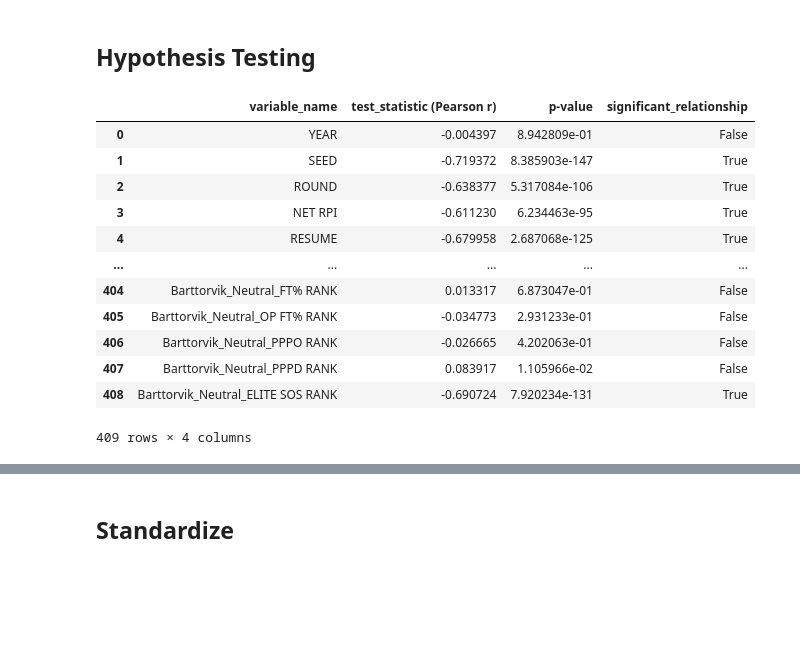
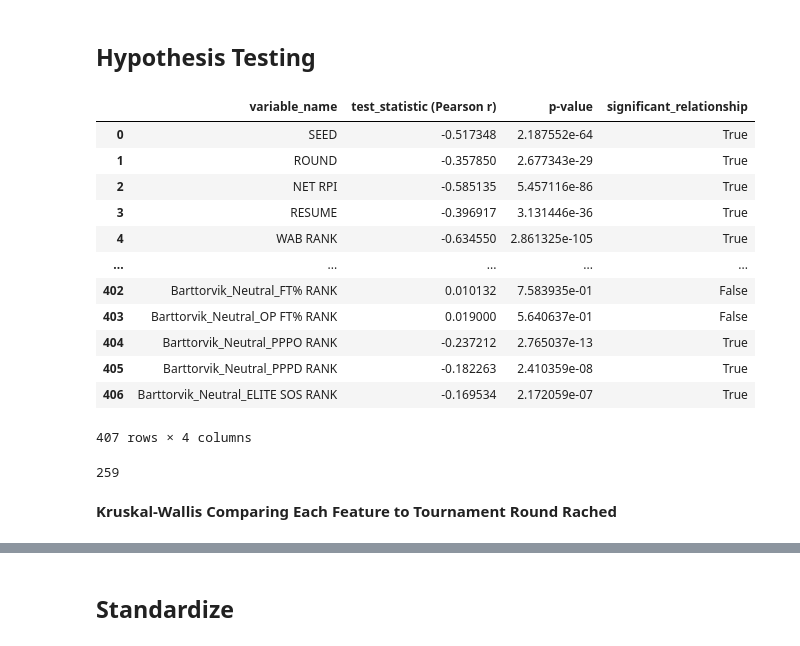
Before and after one commit to jackdorner/CSC2621FinalProject, a Jupyter notebook: FinalProject_cleaned.ipynb, the cells around one changed output, grey strips where cells are left out. Drawn from its saved outputs; the diff is of its cells as text; code cells hidden in the pictures; blank space fills up the shorter version.

```diff
--- a/FinalProject_cleaned.ipynb
+++ b/FinalProject_cleaned.ipynb
@@ -27,7 +27,6 @@ from statsmodels.stats.proportion import proportions_ztest
 import itertools
 
 matchup_df = pd.read_csv('Data_Needs_updated_after_selection_sunday/Tournament Matchups.csv')
-all_time_results_df = pd.read_csv('Data_Needs_updated_after_selection_sunday/Team Results.csv')
 
 # Read both CSVs and set 'TEAM NO' as the index
 df_all = pd.read_csv("./Data_Needs_updated_after_selection_sunday/Resumes.csv")
@@ -43,7 +42,7 @@ df_temp8 = pd.read_csv("./Data_Needs_updated_after_selection_sunday/Barttorvik N
 #df_temp9 = pd.read_csv("./Data_Needs_updated_after_selection_sunday/EvanMiya.csv")
 
 # removing columns that are not needed
-df_all = df_all.drop(columns=['TEAM'])
+df_all = df_all.drop(columns=['TEAM', 'BID TYPE'])
 df_temp = df_temp.drop(columns=['YEAR', 'TEAM ID', 'TEAM', "CONF"])
 df_temp2 = df_temp2.drop(columns=['YEAR', 'SEED', 'ROUND', "TEAM"])
 df_temp3 = df_temp3.drop(columns=['YEAR', 'SEED', 'ROUND', "TEAM"])
@@ -98,11 +97,20 @@ df_temp.columns = [f"ShootingSplits_{col}" for col in df_temp.columns]
 df_temp2.columns = [f"TeamRankings_Away_{col}" for col in df_temp2.columns]
 df_temp3.columns = [f"TeamRankings_Home_{col}" for col in df_temp3.columns]
 df_temp4.columns = [f"TeamRankings_Neutral_{col}" for col in df_temp4.columns]
-df_temp5.columns = [f"KenPom_Barttorvik{col}" for col in df_temp5.columns]
+df_temp5.columns = [f"KenPom_Barttorvik_{col}" for col in df_temp5.columns]
 df_temp6.columns = [f"Barttorvik_Away_{col}" for col in df_temp6.columns]
 df_temp7.columns = [f"Barttorvik_Home_{col}" for col in df_temp7.columns]
 df_temp8.columns = [f"Barttorvik_Neutral_{col}" for col in df_temp8.columns]
 #df_temp9.columns = [f"EvanMiya_{col}" for col in df_temp9.columns]
+
+csv_DR_1 = list(df_temp.columns)
+csv_DR_2 = list(df_temp2.columns)
+csv_DR_3 = list(df_temp3.columns)
+csv_DR_4 = list(df_temp4.columns)
+csv_DR_5 = list(df_temp5.columns)
+csv_DR_6 = list(df_temp6.columns)
+csv_DR_7 = list(df_temp7.columns)
+csv_DR_8 = list(df_temp8.columns)
 
 # Now join on the index (TEAM NO)
 df_all = df_all.join(df_temp, how='outer')
@@ -122,6 +130,7 @@ df_all = df_all.reset_index()
 df_all = df_all[df_all['YEAR'] != 2008]
 df_all = df_all[df_all['YEAR'] != 2009]
 df_all = df_all.dropna(axis=0)
+df_all = df_all.drop(columns=['YEAR'])
 
 df_all.rename(columns={'Barttorvik_Neutral_TEAM': 'TEAM'}, inplace=True)
 print(df_all.shape)
@@ -178,13 +187,12 @@ Q1 W                            3.983766    4.0           [0]
 # %% [markdown]
 ## Hypothesis Testing
 # %%
-def correlate_with_win_pct(df, team_stats_df, team_col='team_name', win_pct_col='win_pct', drop_columns=None):
+def correlate_with_win_pct(df, team_col, win_pct_col, drop_columns=None):
     """
     Computes Pearson correlation between numeric columns in `df` and historical win percentages from `team_stats_df`.
 
     Parameters:
     - df: DataFrame with team features and a team name column.
-    - team_stats_df: DataFrame with team names and win percentage (string or float).
     - team_col: Column name for team names.
     - win_pct_col: Column name for win percentage.
     - drop_columns: List of column names to exclude from correlation testing.
@@ -199,29 +207,25 @@ def correlate_with_win_pct(df, team_stats_df, team_col='team_name', win_pct_col=
     if drop_columns is None:
         drop_columns = []
 
-    team_stats_df = team_stats_df.copy()
+    df = df.copy()
 
     # Convert percentage strings like "40.0%" to float if needed
-    if team_stats_df[win_pct_col].dtype == 'object':
-        team_stats_df[win_pct_col] = (
-            team_stats_df[win_pct_col]
+    if df[win_pct_col].dtype == 'object':
+        df[win_pct_col] = (
+            df[win_pct_col]
             .str.replace('%', '', regex=False)
             .astype(float) / 100
         )
-
-    # Merge win percentage into df
-    merged_df = df.merge(team_stats_df[[team_col, win_pct_col]], on=team_col, how='left')
-    merged_df = merged_df.dropna(subset=[win_pct_col])
 
     variable_names = []
     list_corr_values = []
     list_p_values = []
 
-    for col in merged_df.columns:
+    for col in df.columns:
         if col in [team_col, win_pct_col] or col in drop_columns:
             continue
-        if pd.api.types.is_numeric_dtype(merged_df[col]):
-            valid = merged_df[[col, win_pct_col]].dropna()
+        if pd.api.types.is_numeric_dtype(df[col]):
+            valid = df[[col, win_pct_col]].dropna()
             if len(valid) >= 2:
                 corr, pval = pearsonr(valid[col], valid[win_pct_col])
                 variable_names.append(col)
@@ -242,20 +246,27 @@ def correlate_with_win_pct(df, team_stats_df, team_col='team_name', win_pct_col=
 
     return result_df
 # %%
-pearsons_results = correlate_with_win_pct(df_all, all_time_results_df, team_col="TEAM", win_pct_col='WIN%')
+pearsons_results = correlate_with_win_pct(df_all, team_col="TEAM NO", win_pct_col='KenPom_Barttorvik_WIN%')
 pearsons_results.to_csv('person_results.csv', index=False)
 pearsons_results
 # %% [output]
 |  | variable_name | test_statistic (Pearson r) | p-value | significant_relationship |
-| 0 | YEAR | -0.004397 | 8.942809e-01 | False |
-| 1 | SEED | -0.719372 | 8.385903e-147 | True |
-| 2 | ROUND | -0.638377 | 5.317084e-106 | True |
-| 3 | NET RPI | -0.611230 | 6.234463e-95 | True |
-| 4 | RESUME | -0.679958 | 2.687068e-125 | True |
+| 0 | SEED | -0.517348 | 2.187552e-64 | True |
+| 1 | ROUND | -0.357850 | 2.677343e-29 | True |
+| 2 | NET RPI | -0.585135 | 5.457116e-86 | True |
+| 3 | RESUME | -0.396917 | 3.131446e-36 | True |
+| 4 | WAB RANK | -0.634550 | 2.861325e-105 | True |
 | ... | ... | ... | ... | ... |
-| 404 | Barttorvik_Neutral_FT% RANK | 0.013317 | 6.873047e-01 | False |
-| 405 | Barttorvik_Neutral_OP FT% RANK | -0.034773 | 2.931233e-01 | False |
-| 406 | Barttorvik_Neutral_PPPO RANK | -0.026665 | 4.202063e-01 | False |
-| 407 | Barttorvik_Neutral_PPPD RANK | 0.083917 | 1.105966e-02 | False |
-| 408 | Barttorvik_Neutral_ELITE SOS RANK | -0.690724 | 7.920234e-131 | True |
+| 402 | Barttorvik_Neutral_FT% RANK | 0.010132 | 7.583935e-01 | False |
+| 403 | Barttorvik_Neutral_OP FT% RANK | 0.019000 | 5.640637e-01 | False |
+| 404 | Barttorvik_Neutral_PPPO RANK | -0.237212 | 2.765037e-13 | True |
+| 405 | Barttorvik_Neutral_PPPD RANK | -0.182263 | 2.410359e-08 | True |
+| 406 | Barttorvik_Neutral_ELITE SOS RANK | -0.169534 | 2.172059e-07 | True |
-409 rows × 4 columns
+407 rows × 4 columns
+# %%
+pearsons_results = pearsons_results[pearsons_results['significant_relationship'] == True]
+len(pearsons_results)
+# %% [output]
+259
+# %% [markdown]
+**Kruskal-Wallis Comparing Each Feature to Tournament Round Rached**
```
Also changed, not shown: parts of 12 cells of this notebook, 2 other files.
